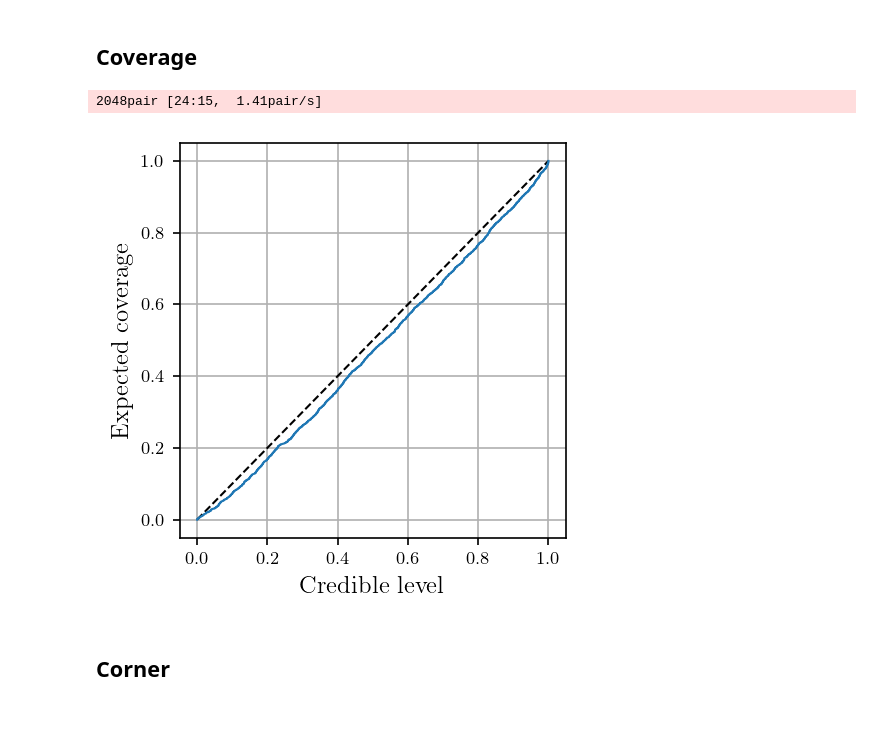
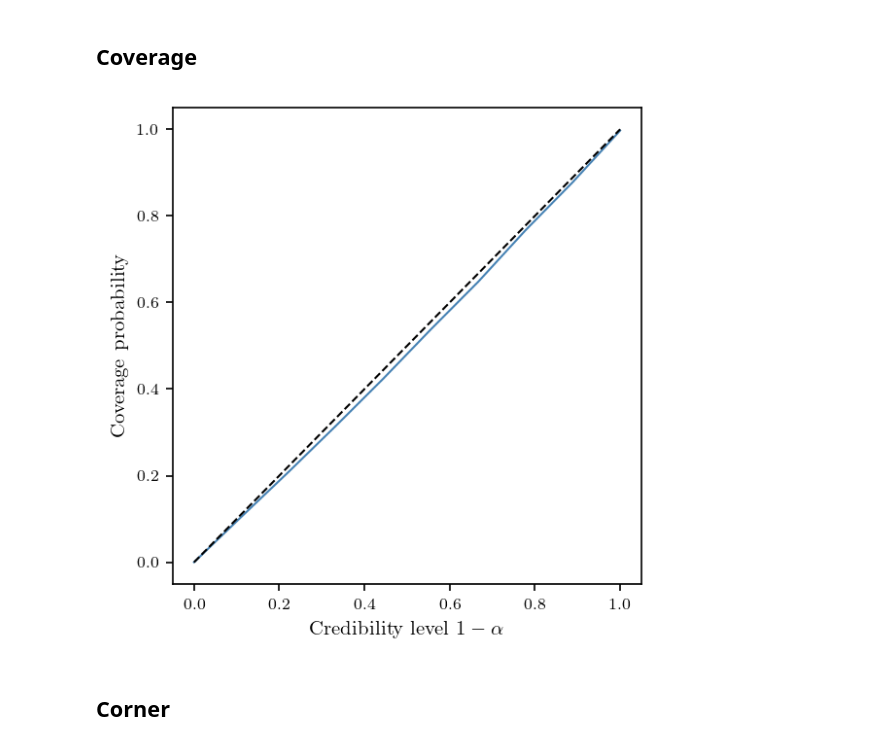
Before and after one commit to MalAstronomy/sbi-ear, a Jupyter notebook: eval.ipynb, the cells around one changed output. Drawn from its saved outputs; the diff is of its cells as text; code cells hidden in the pictures; blank space fills up the shorter version.

```diff
--- a/eval.ipynb
+++ b/eval.ipynb
@@ -24,3 +222,15 @@ runpath = Path(scratch) / 'ear/runs/atomic-sun-1'
+# %%
+# scratch = os.environ.get('SCRATCH', '')
+scratch = '/scratch/users/frozet/'
+datapath = Path(scratch) / 'ees/data_379'
+
+#Old
+# runpath = Path(scratch) / 'eac/runs/atomic-sun-1'
+
+#Noisy
+runpath = Path(scratch) / 'eac/runs/fresh-dew-1' ###
+savepath = Path('/home/mvasist/scripts_lampe/plots_paper/fresh-dew-1/') ###
+savepath1 = Path('/home/mvasist/scripts_lampe/plots_paper/fresh-dew-1/gridless/')
 # %% [markdown]
 ## Simulator
 # %%
@@ -62,9 +282,53 @@ iterator = ((theta.cuda(), noisy(x).cuda()) for theta, x in testset)
-# %%
-levels, coverages = expected_coverage_mc(estimator.flow, iterator)
-fig = coverage_plot(levels, coverages)
-# %% [output]
-2048pair [24:15,  1.41pair/s]
-[figure, removed]
+# %%
+# testset = H5Dataset(datapath / 'test.h5', batch_size=16)
+
+# ranks = []
+
+# with torch.no_grad():
+#     for theta, x in tqdm(islice(testset, 128)):
+#         theta, x = theta.cuda(), x.cuda()
+#         x = noisy(x)
+#         x = embedding(x)
+
+#         posterior = estimator.flow(x)
+#         samples = posterior.sample((1024,))
+
+#         log_p = posterior.log_prob(theta)
+#         log_p_samples = posterior.log_prob(samples)
+
+#         ranks.append((log_p_samples < log_p).float().mean(dim=0).cpu())
+
+# ranks = torch.cat(ranks)
+# ranks_numpy = ranks.double().numpy() #convert to Numpy array
+# df_ranks = pd.DataFrame(ranks_numpy) #convert to a dataframe
+# df_ranks.to_csv(savepath /"ranks.csv",index=False) #save to file
+
+df_ranks = pd.read_csv(savepath/"ranks.csv")
+ranks = df_ranks.values
+
+### ECDF
+# fig = rank_ecdf(ranks)
+# fig.savefig(savepath / 'ecdf.pdf')
+
+### Coverage
+a=[]
+r = np.sort(np.asarray(ranks))
+
+for alpha in np.linspace(0,1,10):
+    a.append((r > (1-alpha)).mean())
+
+plt.figure(figsize=(4, 4))
+plt.xlabel(r'Credibility level $1-\alpha$', fontsize = 10)
+plt.ylabel(r'Coverage probability', fontsize= 10)
+plt.plot(np.linspace(0,1,10),a, color='steelblue', label='upper right') #a[::-1]
+plt.plot([0, 1], [0, 1], color='k', linestyle='--')
+# plt.grid()
+plt.xticks(fontsize=8)
+plt.yticks(fontsize=8)
+# plt.savefig(savepath1 / 'coverage.pdf')
+plt.show()
+# %% [output]
+[figure, added]
 # %% [markdown]
 ## Corner
 # %%
```
Also changed, not shown: parts of 35 cells of this notebook, 1 other file.
